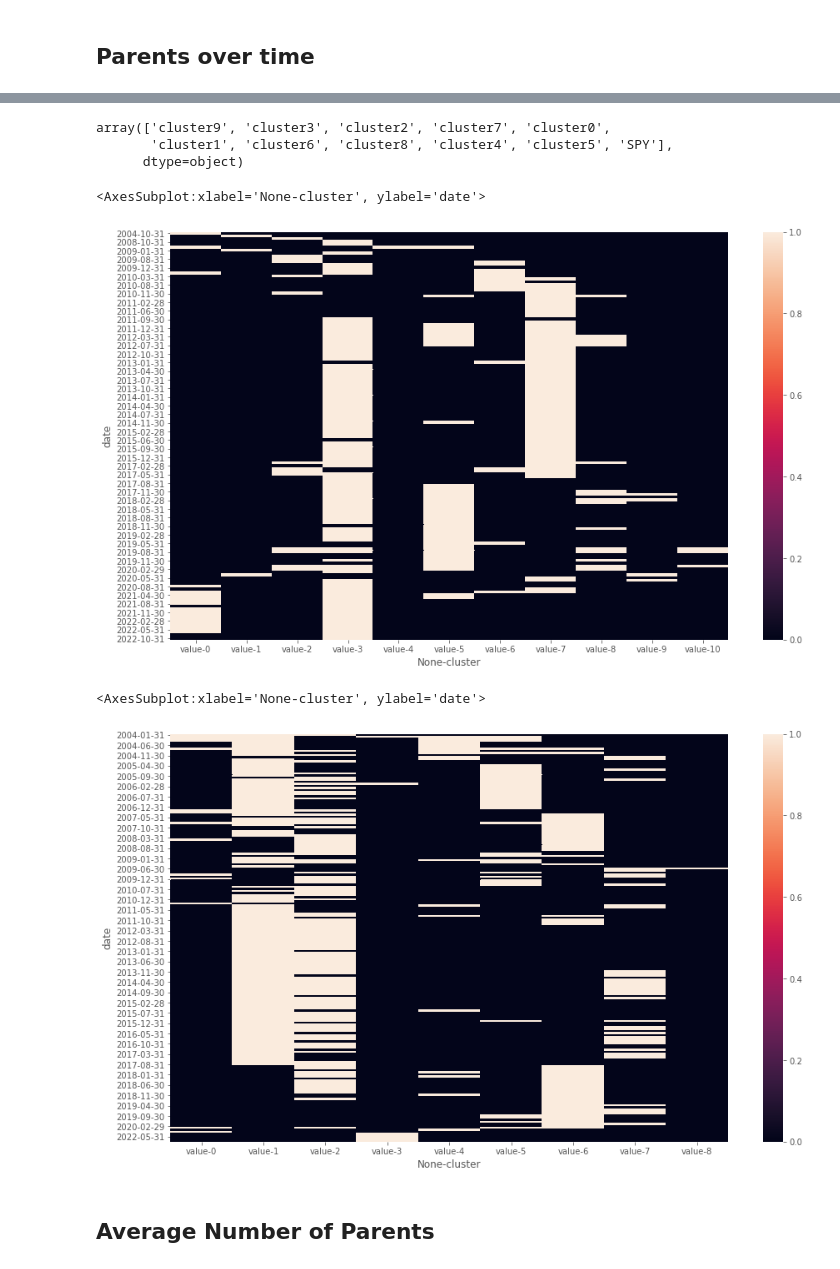
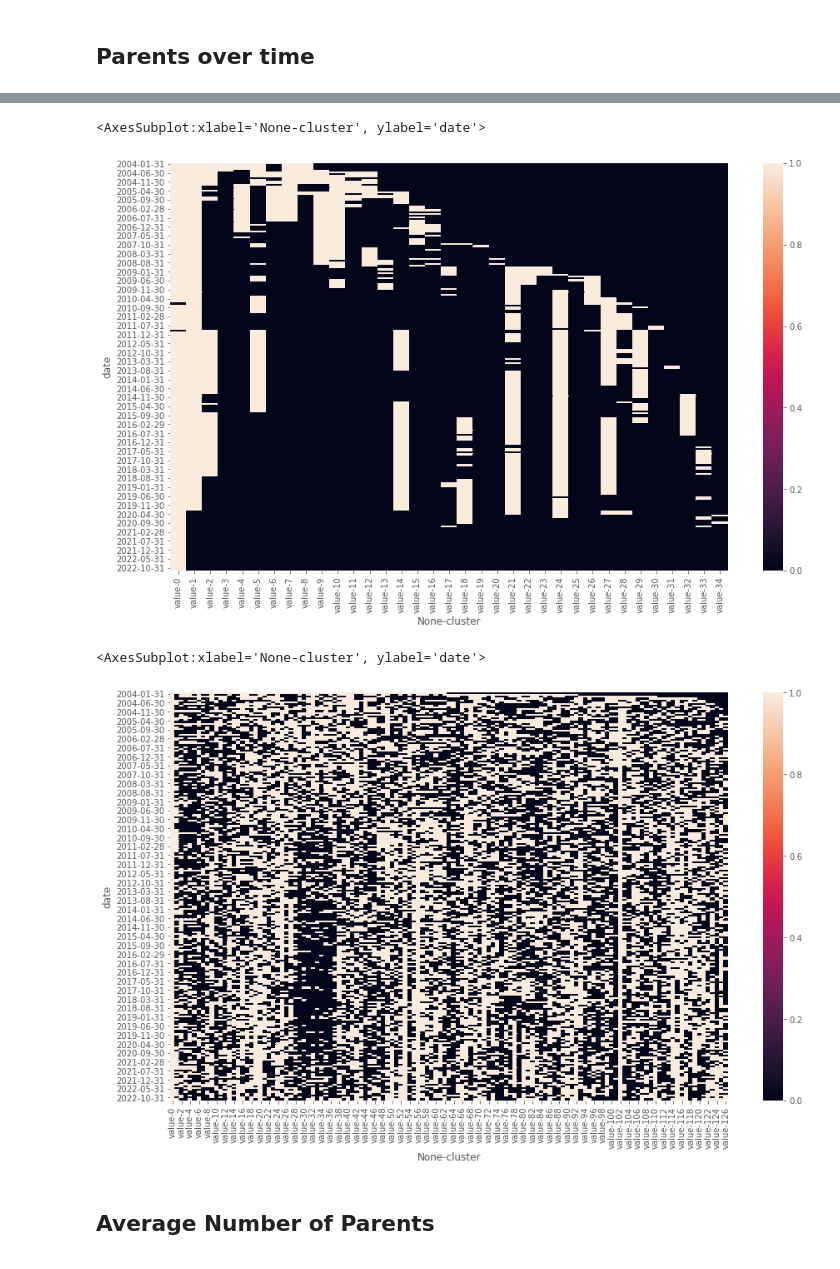
Before and after one commit to dcuoliveira/cml-fin, a Jupyter notebook: src/new_stability_measure.ipynb, the cells around one changed output, grey strips where cells are left out. Saved outputs shown, nothing was run; the diff lists cells and outputs as text; code cells hidden in the pictures.

```diff
--- a/src/new_stability_measure.ipynb
+++ b/src/new_stability_measure.ipynb
@@ -55,9 +55,10 @@ dynotears_methods = [
         "dynotears_rollingspectral_kauto_eigen_rank",
 ]
 
-fs_methods = ["lasso1_nocluster", "lasso1_rollingkmeans_k5_pca", "lasso1_rollingspectral_k5_pca", "lasso1_rollingkmeans_k10_pca", "lasso1_rollingspectral_k10_pca",
-              "dynotears_rollingkmeans_k5_pca", "dynotears_rollingspectral_k5_pca", "dynotears_rollingkmeans_k10_pca", "dynotears_rollingspectral_k10_pca",
-              "var-lingam_rollingkmeans_k5_pca", "var-lingam_rollingspectral_k5_pca", "var-lingam_rollingkmeans_k10_pca", "var-lingam_rollingspectral_k10_pca",]
+fs_methods = [
+        "sfstscv_nocluster",
+        "dynotears_nocluster"
+]
 metric_names = ["stability", "mse", "mae"]
 etf_focus = None
 stability_threshold = 0.8
@@ -77,7 +78,7 @@ for fs in fs_methods:
         parents_of_target_df["fs"] = fs
 
         # fill na of clusters column
-        if (fs == "lasso1_nocluster") or (fs == "pairwise-granger_nocluster") or (fs == "multivariate-granger_nocluster"):
+        if "nocluster" in fs:
             parents_of_target_df['cluster'] = pd.factorize(parents_of_target_df['fred'])[0]
         elif ("pca" in fs):
             codes, uniques = pd.factorize(parents_of_target_df['fred'])
@@ -105,24 +93,18 @@ all_parents_df.loc[(all_parents_df['etf'] == etf)&(all_parents_df['fs'] == fs)&(
-# %%
-all_parents_df.loc[(all_parents_df['etf'] == etf)&(all_parents_df['fs'] == fs)]["fred"].unique()
-# %% [output]
-array(['cluster9', 'cluster3', 'cluster2', 'cluster7', 'cluster0',
-       'cluster1', 'cluster6', 'cluster8', 'cluster4', 'cluster5', 'SPY'],
-      dtype=object)
 # %%
 etf = "SPY"
-fs = "lasso1_rollingkmeans_k10_pca"
+fs = "dynotears_nocluster"
 
 check_df = all_parents_df.loc[(all_parents_df['etf'] == etf)&(all_parents_df['fs'] == fs)].drop(["etf", "fs"], axis=1)
 check_df["date"] = [pd.to_datetime(dtref).strftime('%Y-%m-%d') for dtref in check_df["date"]]
 
 plt.figure(figsize=(15, 9))
 sns.heatmap(check_df.pivot_table(index=["date"], columns=["cluster"], values=["value"]).fillna(0))
 # %% [output]
 <AxesSubplot:xlabel='None-cluster', ylabel='date'>
-[figure, old version]
+[figure, new version]
 # %%
 etf = "SPY"
-fs = "dynotears_rollingkmeans_k10_pca"
+fs = "sfstscv_nocluster"
 
 check_df = all_parents_df.loc[(all_parents_df['etf'] == etf)&(all_parents_df['fs'] == fs)].drop(["etf", "fs"], axis=1)
 check_df["date"] = [pd.to_datetime(dtref).strftime('%Y-%m-%d') for dtref in check_df["date"]]
@@ -131,7 +113,7 @@ plt.figure(figsize=(15, 9))
 sns.heatmap(check_df.pivot_table(index=["date"], columns=["cluster"], values=["value"]).fillna(0))
 # %% [output]
 <AxesSubplot:xlabel='None-cluster', ylabel='date'>
-[figure, old version]
+[figure, new version]
 # %% [markdown]
 ## Average Number of Parents
 # %%
```
Also changed, not shown: parts of 3 cells of this notebook, 1 other file.
